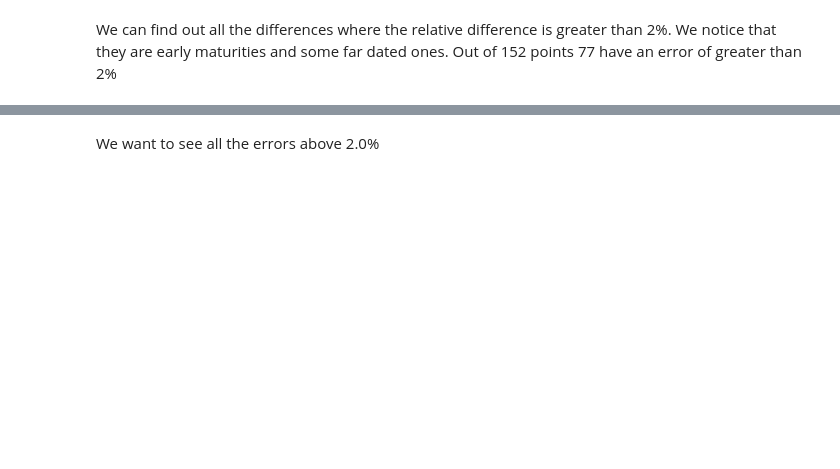
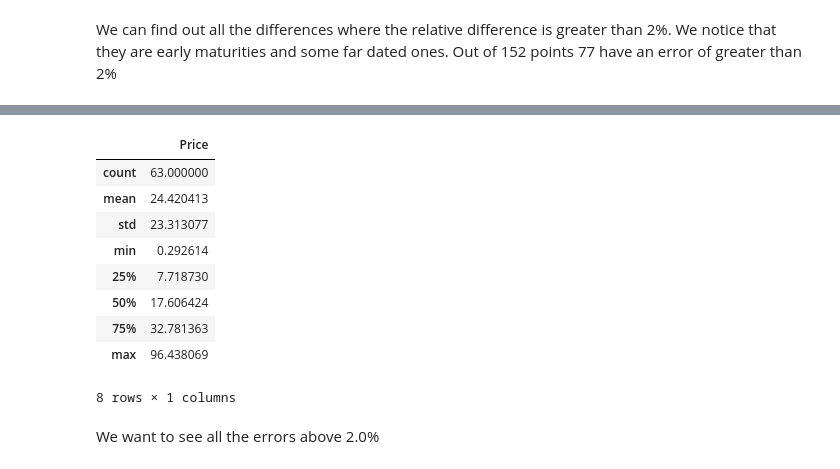
Before and after one commit to ZaighumRajput/IPython, a Jupyter notebook: Finance/Calibration Example.ipynb, the cells around one changed output, grey strips where cells are left out. Drawn from its saved outputs; the diff is of its cells as text; code cells hidden in the pictures; blank space fills up the shorter version.

```diff
--- a/Finance/Calibration Example.ipynb
+++ b/Finance/Calibration Example.ipynb
@@ -87,3 +111,6 @@ modelPriceSurface.columns = ['Maturity','Moneyness','Price']
 ModelPrice = modelPriceSurface.groupby(['Maturity','Moneyness']).sum()
 # %%
 relativeDifference = abs(MarketPrice - ModelPrice)/ModelPrice*100
+relativeDifference = relativeDifference.dropna()
+
+absoluteDifference = abs(MarketPrice - ModelPrice)
@@ -94,3 +148,16 @@ relativeDifference = abs(MarketPrice - ModelPrice)/ModelPrice*100
+# %%
+absoluteDifference.describe()
+# %% [output]
+|  | Price |
+| count | 63.000000 |
+| mean | 24.420413 |
+| std | 23.313077 |
+| min | 0.292614 |
+| 25% | 7.718730 |
+| 50% | 17.606424 |
+| 75% | 32.781363 |
+| max | 96.438069 |
+8 rows × 1 columns
 # %% [markdown]
 We want to see all the errors above 2.0%
 # %%
```
Also changed, not shown: parts of 15 cells of this notebook.
